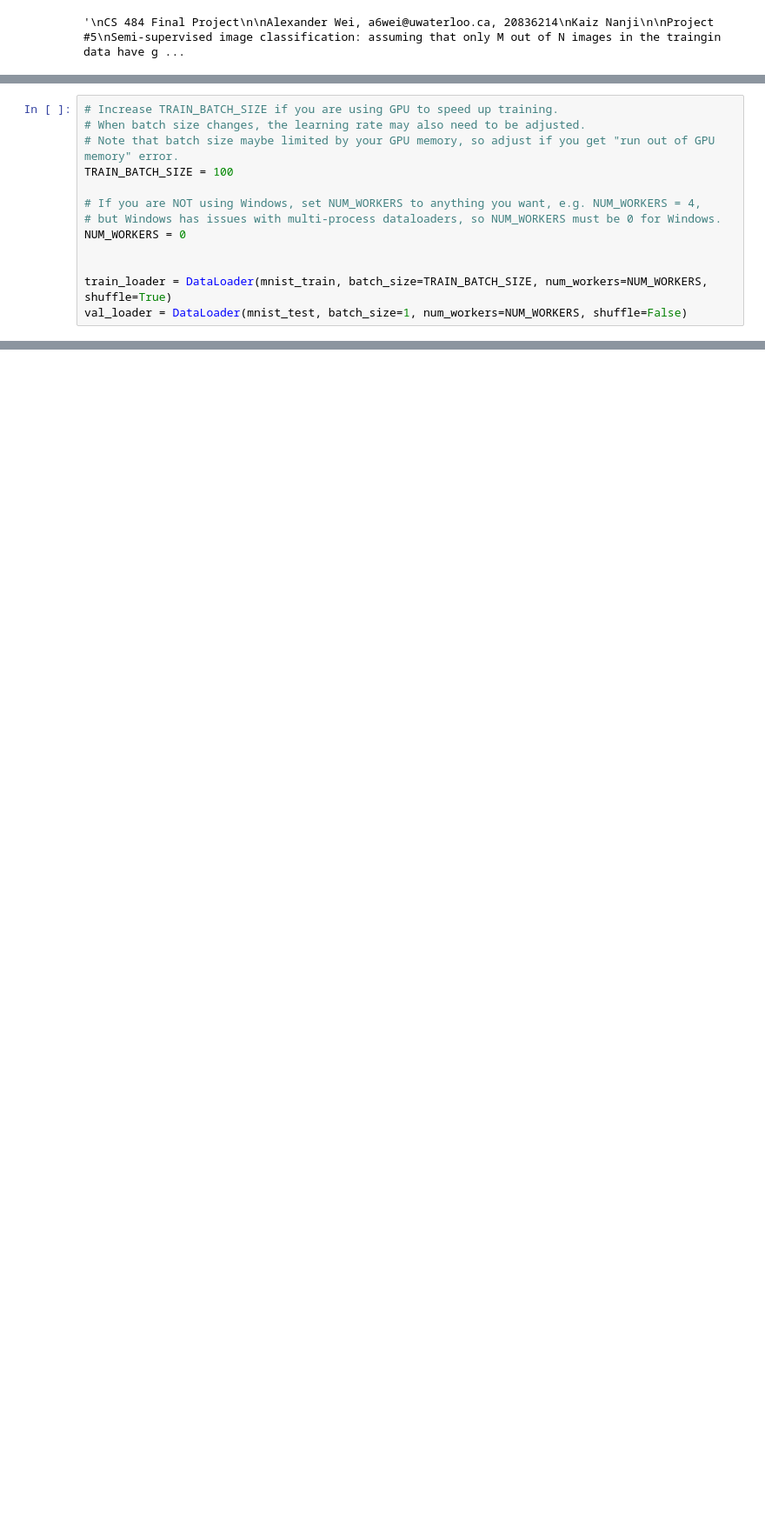
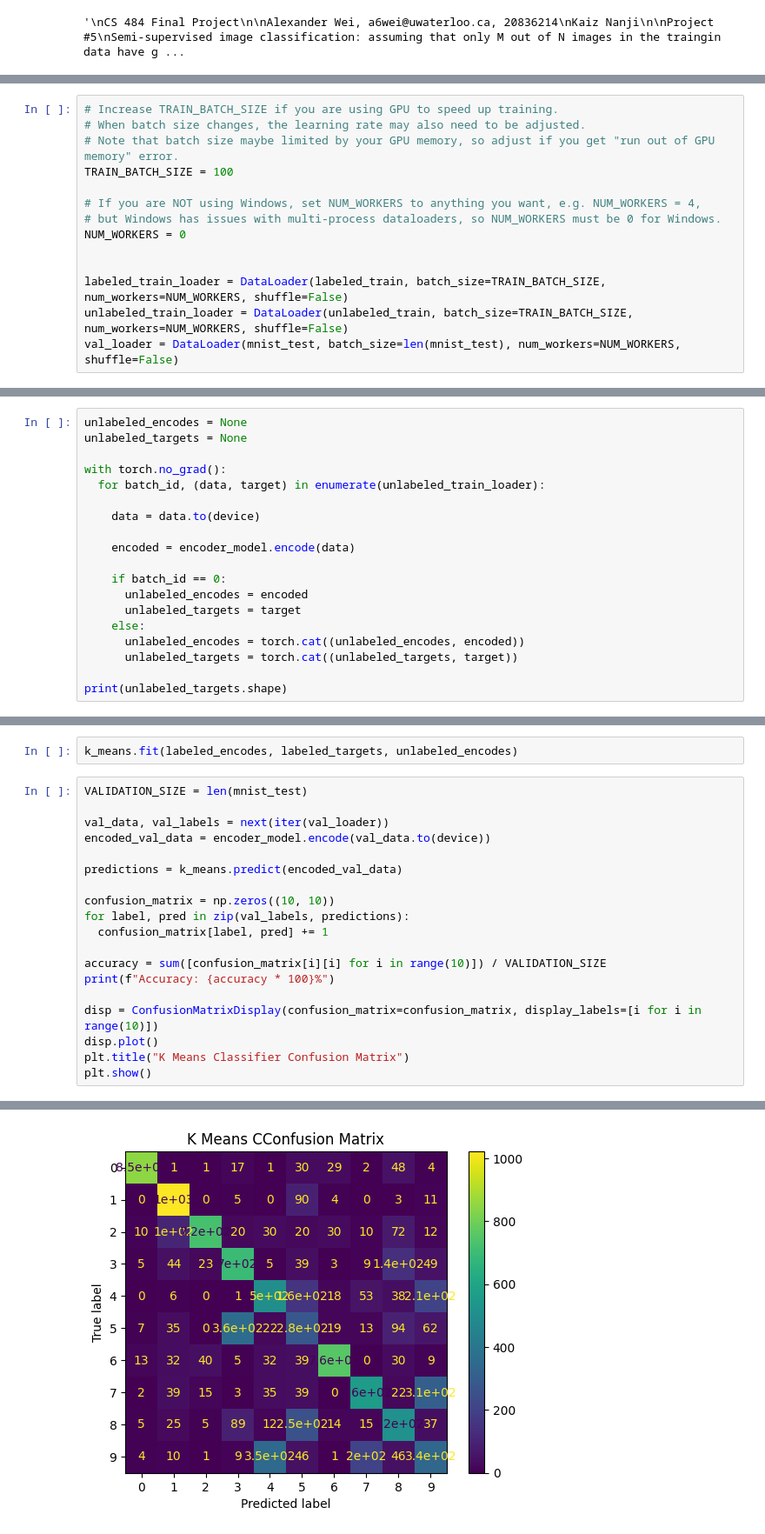
Before and after one commit to awei799331/cs484-final-project, a Jupyter notebook: main.ipynb, the cells around one changed output, grey strips where cells are left out. Shown at 87% size. Drawn from its saved outputs; the diff is of its cells as text; blank space fills up the shorter version.

Commit message:
finished trainers and classifiers

```diff
--- a/main.ipynb
+++ b/main.ipynb
@@ -56,5 +52,6 @@ TRAIN_BATCH_SIZE = 100
 NUM_WORKERS = 0
 
 
-train_loader = DataLoader(mnist_train, batch_size=TRAIN_BATCH_SIZE, num_workers=NUM_WORKERS, shuffle=True)
-val_loader = DataLoader(mnist_test, batch_size=1, num_workers=NUM_WORKERS, shuffle=False)
+labeled_train_loader = DataLoader(labeled_train, batch_size=TRAIN_BATCH_SIZE, num_workers=NUM_WORKERS, shuffle=False)
+unlabeled_train_loader = DataLoader(unlabeled_train, batch_size=TRAIN_BATCH_SIZE, num_workers=NUM_WORKERS, shuffle=False)
+val_loader = DataLoader(mnist_test, batch_size=len(mnist_test), num_workers=NUM_WORKERS, shuffle=False)
@@ -94,0 +89,19 @@ plt.show()
+# %%
+unlabeled_encodes = None
+unlabeled_targets = None
+
+with torch.no_grad():
+  for batch_id, (data, target) in enumerate(unlabeled_train_loader):
+
+    data = data.to(device)
+
+    encoded = encoder_model.encode(data)
+
+    if batch_id == 0:
+      unlabeled_encodes = encoded
+      unlabeled_targets = target
+    else:
+      unlabeled_encodes = torch.cat((unlabeled_encodes, encoded))
+      unlabeled_targets = torch.cat((unlabeled_targets, target))
+
+print(unlabeled_targets.shape)
@@ -94,0 +110,22 @@ plt.show()
+# %%
+k_means.fit(labeled_encodes, labeled_targets, unlabeled_encodes)
+# %%
+VALIDATION_SIZE = len(mnist_test)
+
+val_data, val_labels = next(iter(val_loader))
+encoded_val_data = encoder_model.encode(val_data.to(device))
+
+predictions = k_means.predict(encoded_val_data)
+
+confusion_matrix = np.zeros((10, 10))
+for label, pred in zip(val_labels, predictions):
+  confusion_matrix[label, pred] += 1
+
+accuracy = sum([confusion_matrix[i][i] for i in range(10)]) / VALIDATION_SIZE
+print(f"Accuracy: {accuracy * 100}%")
+
+disp = ConfusionMatrixDisplay(confusion_matrix=confusion_matrix, display_labels=[i for i in range(10)])
+disp.plot()
+plt.title("K Means Classifier Confusion Matrix")
+plt.show()
+# %% [output]
@@ -94,0 +133 @@ plt.show()
+[figure, added]
```
Also changed, not shown: parts of 13 cells of this notebook, 13 other files.
